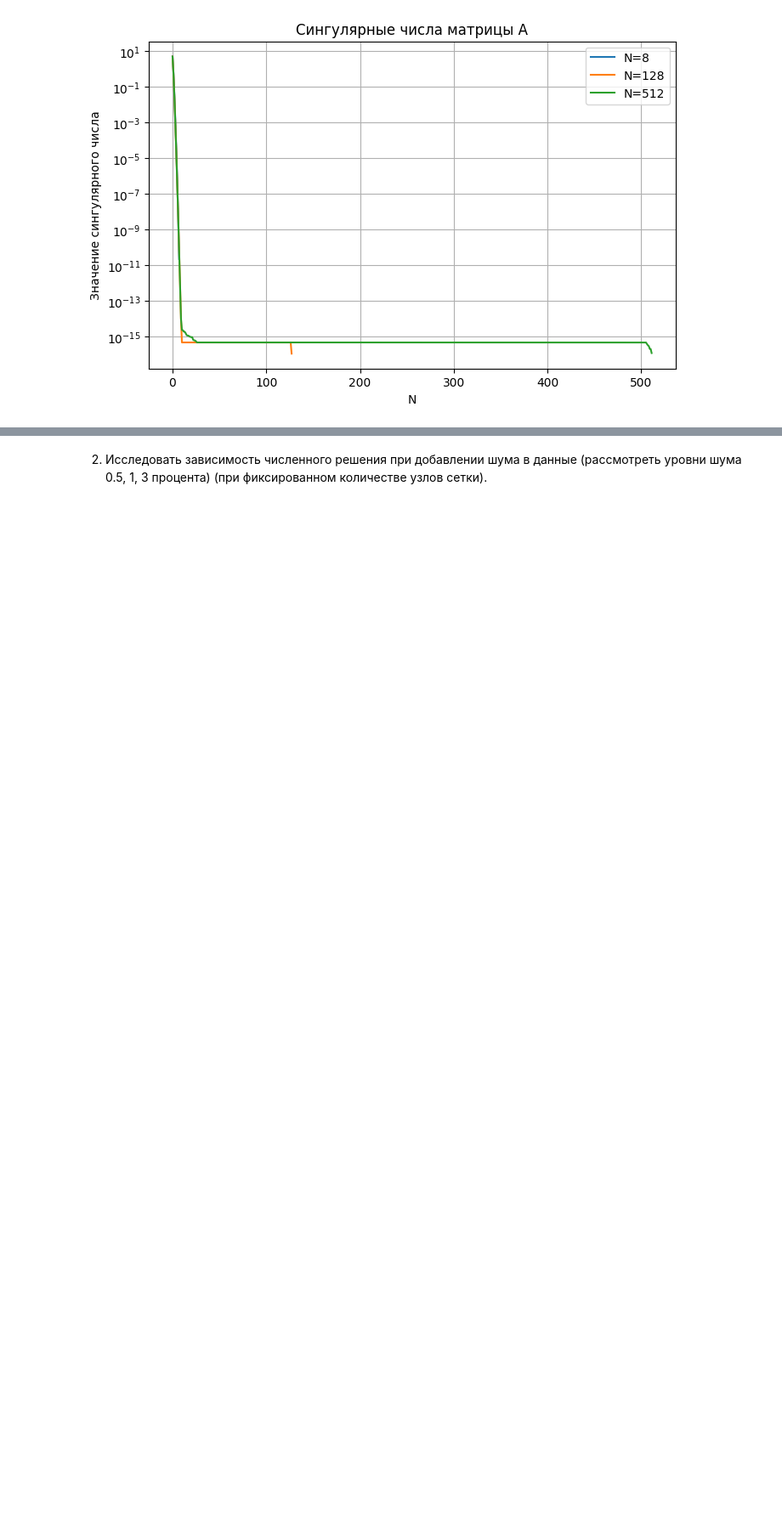
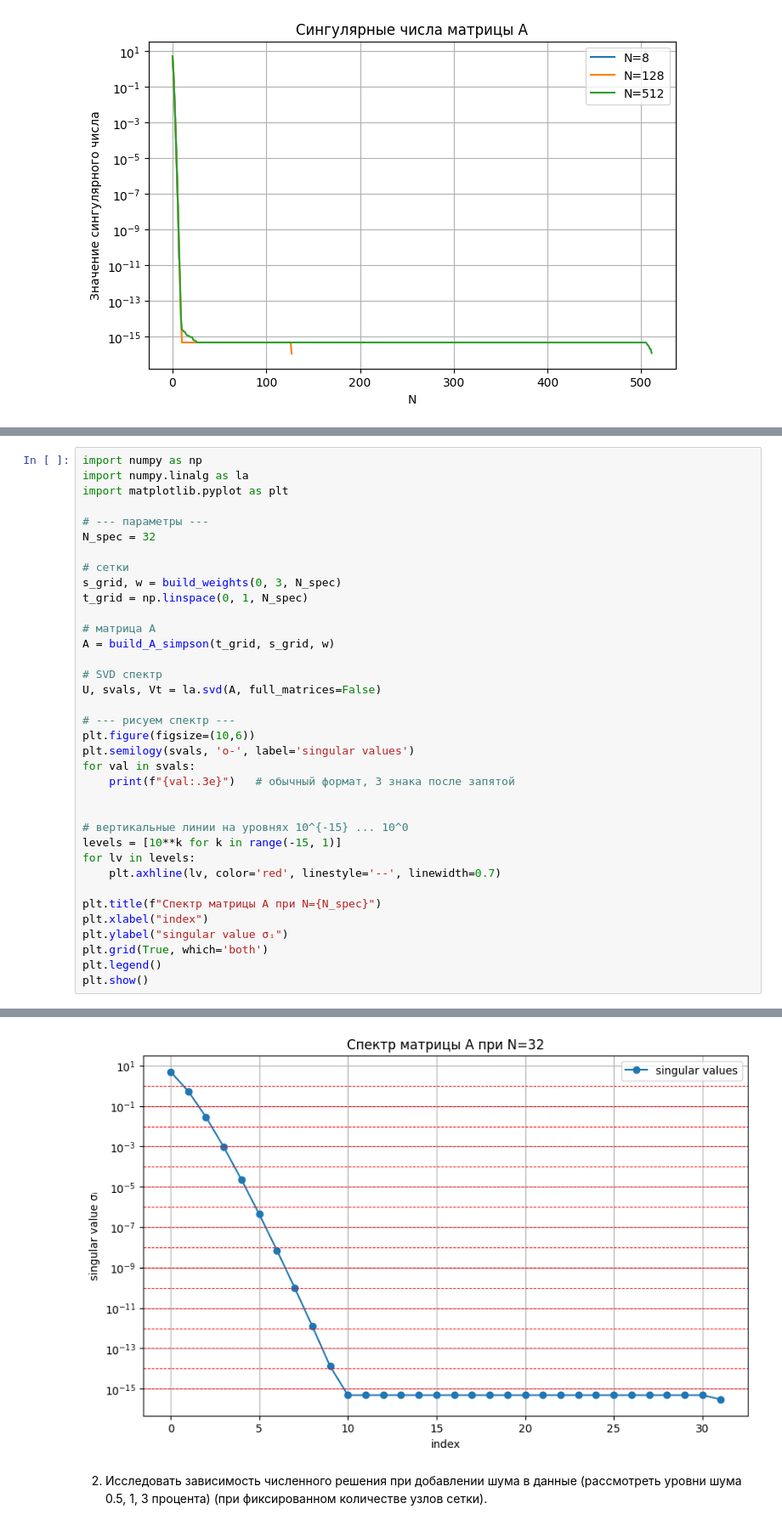
Before and after one commit to 19Eliza/NumericalMethods, a Jupyter notebook: FredholmEquation/main.ipynb, the cells around one changed output, grey strips where cells are left out. Shown at 85% size. Drawn from its saved outputs; the diff is of its cells as text; blank space fills up the shorter version.

```diff
--- a/FredholmEquation/main.ipynb
+++ b/FredholmEquation/main.ipynb
@@ -232,0 +235,37 @@ N,      error,  cond
+# %%
+import numpy as np
+import numpy.linalg as la
+import matplotlib.pyplot as plt
+
+# --- параметры ---
+N_spec = 32
+
+# сетки
+s_grid, w = build_weights(0, 3, N_spec)
+t_grid = np.linspace(0, 1, N_spec)
+
+# матрица A
+A = build_A_simpson(t_grid, s_grid, w)
+
+# SVD спектр
+U, svals, Vt = la.svd(A, full_matrices=False)
+
+# --- рисуем спектр ---
+plt.figure(figsize=(10,6))
+plt.semilogy(svals, 'o-', label='singular values')
+for val in svals:
+    print(f"{val:.3e}")   # обычный формат, 3 знака после запятой
+
+
+# вертикальные линии на уровнях 10^{-15} ... 10^0
+levels = [10**k for k in range(-15, 1)]
+for lv in levels:
+    plt.axhline(lv, color='red', linestyle='--', linewidth=0.7)
+
+plt.title(f"Спектр матрицы A при N={N_spec}")
+plt.xlabel("index")
+plt.ylabel("singular value σᵢ")
+plt.grid(True, which='both')
+plt.legend()
+plt.show()
+# %% [output]
@@ -233,3 +289,4 @@ N,      error,  cond
+[figure, added]
 # %% [markdown]
 2. Исследовать зависимость численного решения при добавлении шума в данные (рассмотреть уровни шума 0.5, 1, 3 процента) (при фиксированном количестве узлов сетки).
 # %%
```
Also changed, not shown: parts of 6 cells of this notebook.
